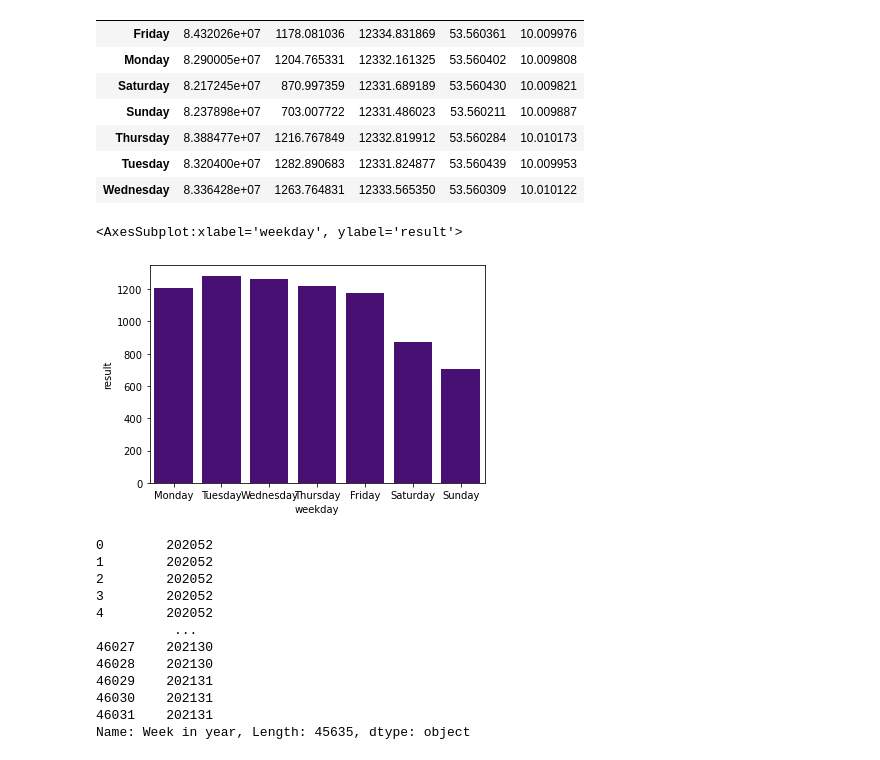
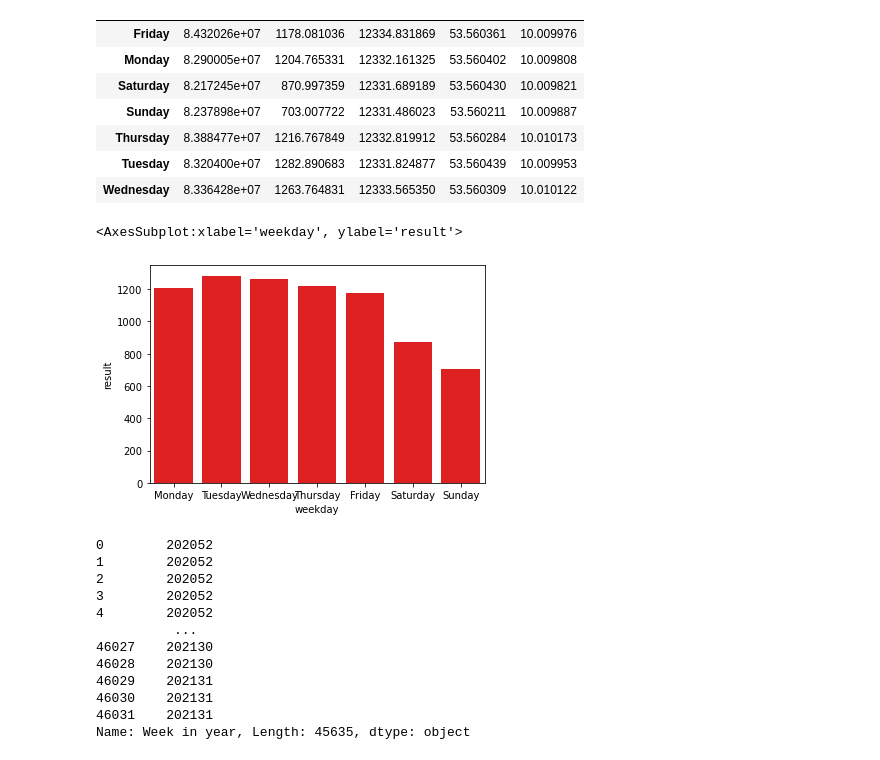
Before and after one commit to MaHag123/hh_techlabs_group12, a Jupyter notebook: Descriptives (using the clean_data csv)_Bikes_Final.ipynb, the cells around one changed output. Cells and saved outputs as stored; diff of their text form; code cells hidden in the pictures.

```diff
--- a/Descriptives (using the clean_data csv)_Bikes_Final.ipynb
+++ b/Descriptives (using the clean_data csv)_Bikes_Final.ipynb
@@ -198,10 +198,10 @@ df_clean_data_mean.reset_index(level=0, inplace=True)
 # %%
 order = ["Monday", "Tuesday", "Wednesday", "Thursday", "Friday", "Saturday","Sunday"]
 # %%
-sns.barplot(x="weekday", y="result", data=df_clean_data_mean, order=order, color = 'indigo')
+sns.barplot(x="weekday", y="result", data=df_clean_data_mean, order=order, color = 'red')
 # %% [output]
 <AxesSubplot:xlabel='weekday', ylabel='result'>
-[figure, old version]
+[figure, new version]
 # %%
 # Convert single digit weeknumbers to 2-digit weeknumbers (e.g "5" to "05")
 # Weeknumbers
```
Also changed, not shown: parts of 1 cell of this notebook, 1 other file.
